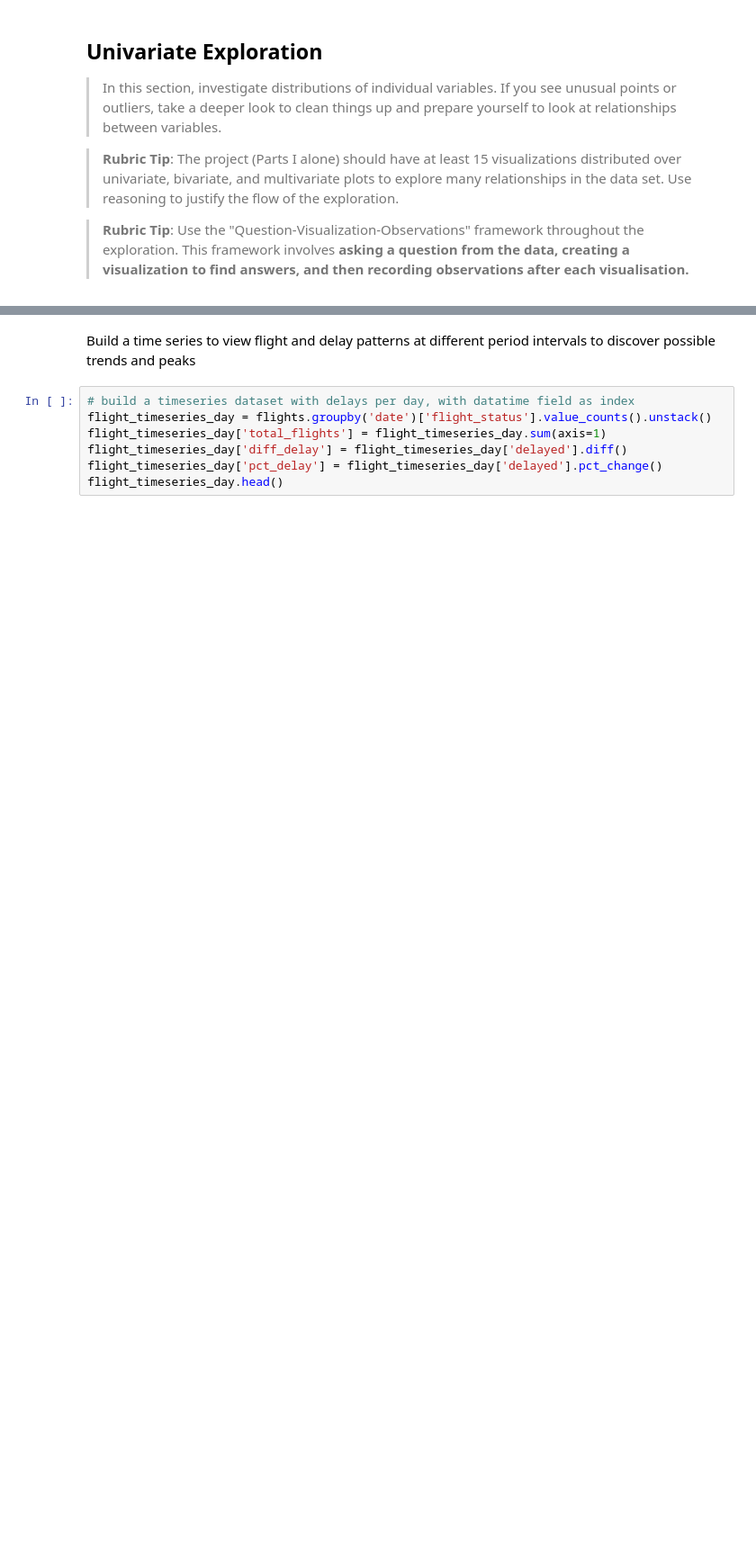
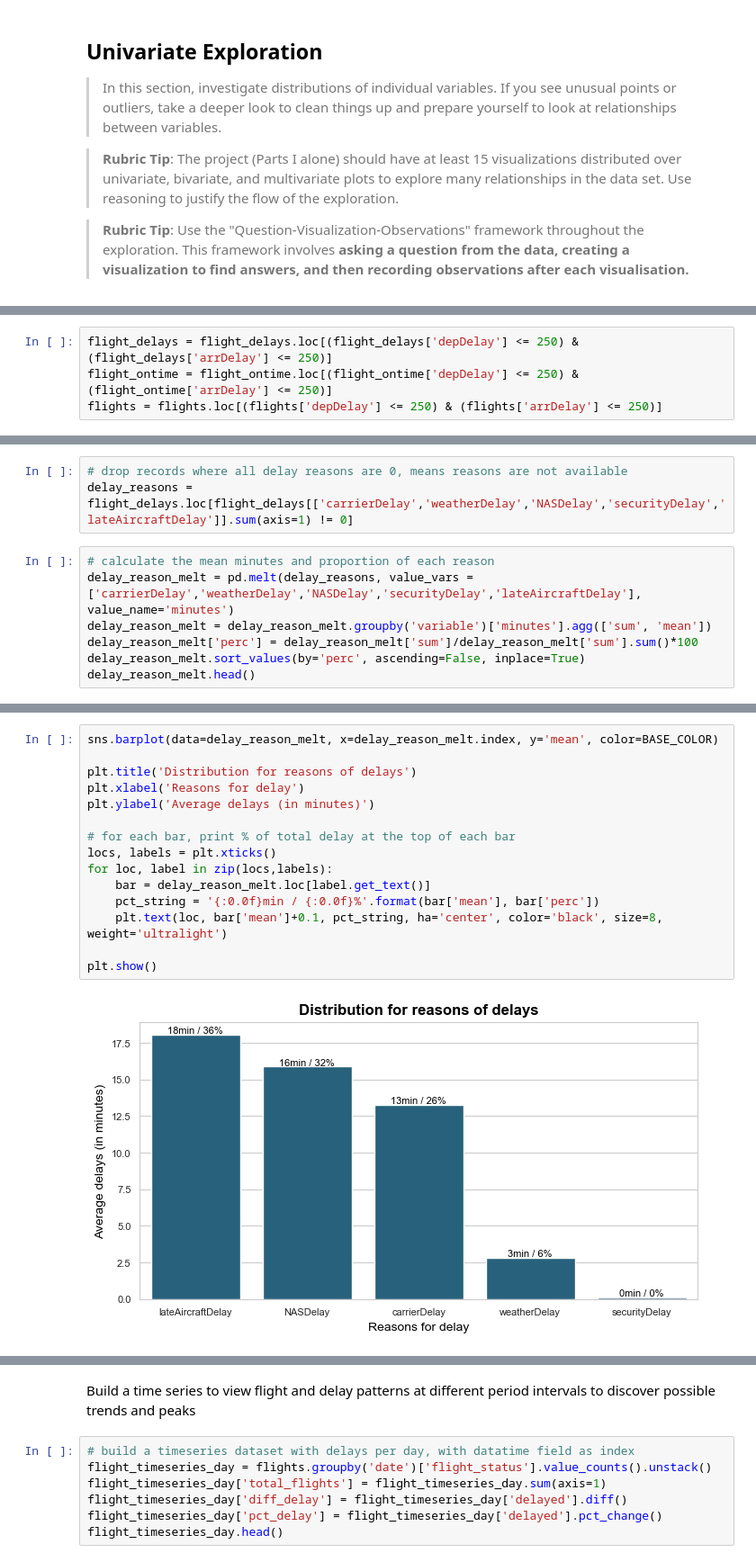
Before and after one commit to JuanitaSmith/flight_analysis, a Jupyter notebook: notebooks/Part_II_exploration.ipynb, the cells around one changed output, grey strips where cells are left out. Shown at 90% size. Cells and saved outputs as stored; diff of their text form; blank space fills up the shorter version.

```diff
--- a/notebooks/Part_II_exploration.ipynb
+++ b/notebooks/Part_II_exploration.ipynb
@@ -313 +587,5 @@ Compare arrDelay distribution to depDelay distribution for flights that are dela
+# %%
+flight_delays = flight_delays.loc[(flight_delays['depDelay'] <= 250) & (flight_delays['arrDelay'] <= 250)]
+flight_ontime = flight_ontime.loc[(flight_ontime['depDelay'] <= 250) & (flight_ontime['arrDelay'] <= 250)]
+flights = flights.loc[(flights['depDelay'] <= 250) & (flights['arrDelay'] <= 250)]
 # %%
@@ -408,0 +651,10 @@ flight_delays.describe()
+# %%
+# drop records where all delay reasons are 0, means reasons are not available
+delay_reasons = flight_delays.loc[flight_delays[['carrierDelay','weatherDelay','NASDelay','securityDelay','lateAircraftDelay']].sum(axis=1) != 0]
+# %%
+# calculate the mean minutes and proportion of each reason
+delay_reason_melt = pd.melt(delay_reasons, value_vars = ['carrierDelay','weatherDelay','NASDelay','securityDelay','lateAircraftDelay'], value_name='minutes')
+delay_reason_melt = delay_reason_melt.groupby('variable')['minutes'].agg(['sum', 'mean'])
+delay_reason_melt['perc'] = delay_reason_melt['sum']/delay_reason_melt['sum'].sum()*100
+delay_reason_melt.sort_values(by='perc', ascending=False, inplace=True)
+delay_reason_melt.head()
@@ -408,0 +669,17 @@ flight_delays.describe()
+# %%
+sns.barplot(data=delay_reason_melt, x=delay_reason_melt.index, y='mean', color=BASE_COLOR)
+
+plt.title('Distribution for reasons of delays')
+plt.xlabel('Reasons for delay')
+plt.ylabel('Average delays (in minutes)')
+
+# for each bar, print % of total delay at the top of each bar
+locs, labels = plt.xticks()
+for loc, label in zip(locs,labels):
+    bar = delay_reason_melt.loc[label.get_text()]
+    pct_string = '{:0.0f}min / {:0.0f}%'.format(bar['mean'], bar['perc'])
+    plt.text(loc, bar['mean']+0.1, pct_string, ha='center', color='black', size=8, weight='ultralight')
+
+plt.show()
+# %% [output]
+[figure, added]
```
Also changed, not shown: parts of 135 cells of this notebook, 1 other file.
